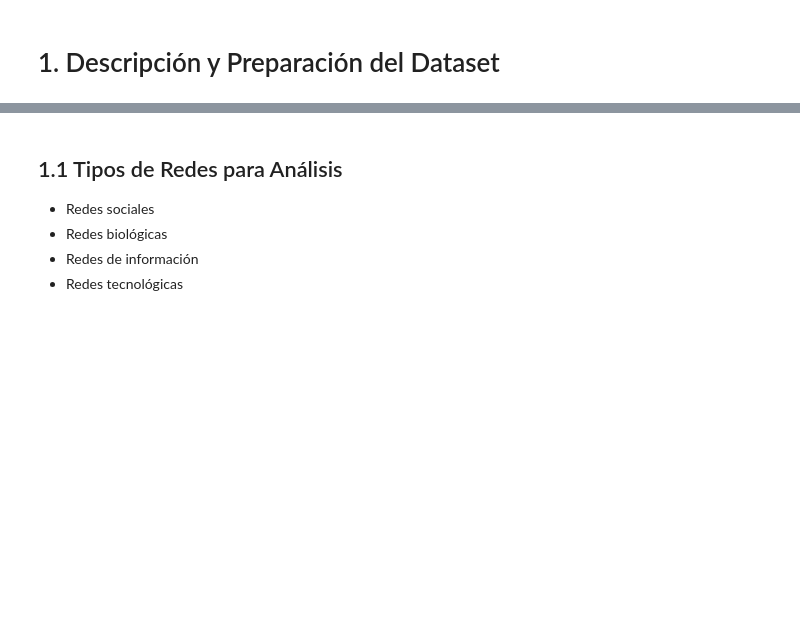
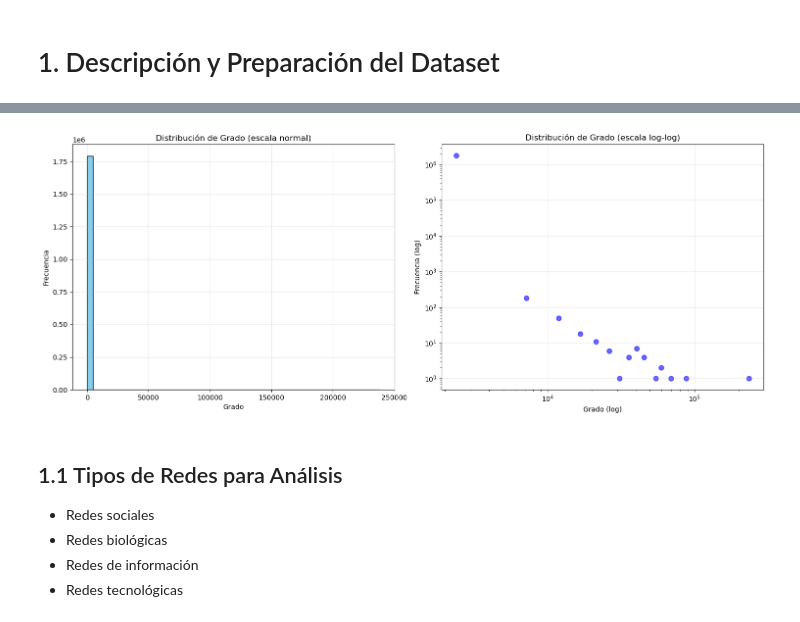
Before and after one commit to mrmiguel564/Proyecto-redes, a Jupyter notebook: community_analysis_study.ipynb, the cells around one changed output, grey strips where cells are left out. Drawn from its saved outputs; the diff is of its cells as text; code cells hidden in the pictures; blank space fills up the shorter version.

Commit message:
Descripcion del DATASET

```diff
--- a/community_analysis_study.ipynb
+++ b/community_analysis_study.ipynb
@@ -18,3 +18,76 @@ Esta guía proporciona una estructura para el estudio del análisis de comunidad
 6. Análisis Temporal de Comunidades
 # %% [markdown]
 # 1. Descripción y Preparación del Dataset
+# %%
+# Descripción y Carga inicial de Datos y librerías
+import pandas as pd
+import matplotlib.pyplot as plt
+import networkx as nx
+import numpy as np
+
+try:
+    # Cargar el dataset
+    df = pd.read_csv('wiki-topcats.txt', sep=r'\s+', header=None, names=['source', 'target'])
+
+    # 1. Análisis básico de la red
+    print("=== Análisis de la Red ===\n")
+    num_enlaces = len(df)
+    num_nodos = len(set(df['source']).union(set(df['target'])))
+    print(f"Número total de enlaces: {num_enlaces:,}")
+    print(f"Número total de nodos: {num_nodos:,}")
+
+    # 2. Análisis de conectividad y estructura
+    G = nx.from_pandas_edgelist(df, 'source', 'target')
+
+    # Métricas básicas
+    print("\n=== Métricas de la Red ===")
+    print(f"Tipo de red: {'Dirigida' if G.is_directed() else 'No dirigida'}")
+    print(f"Densidad: {nx.density(G):.6f}")
+
+    # 3. Análisis de grado
+    grados = dict(G.degree())
+    grado_promedio = sum(grados.values()) / len(grados)
+    grado_max = max(grados.values())
+    grado_min = min(grados.values())
+
+    print("\n=== Estadísticas de Grado ===")
+    print(f"Grado promedio: {grado_promedio:.2f}")
+    print(f"Grado máximo: {grado_max}")
+    print(f"Grado mínimo: {grado_min}")
+
+    # 4. Visualización de la distribución de grado
+    degrees = [d for n, d in G.degree()]
+
+    # Crear figura con dos subplots
+    fig, (ax1, ax2) = plt.subplots(1, 2, figsize=(15, 6))
+
+    # Histograma normal
+    ax1.hist(degrees, bins=50, color='skyblue', edgecolor='black')
+    ax1.set_title('Distribución de Grado (escala normal)')
+    ax1.set_xlabel('Grado')
+    ax1.set_ylabel('Frecuencia')
+    ax1.grid(True, alpha=0.3)
+
+    # Histograma log-log
+    # Calcular el histograma
+    hist, bins = np.histogram(degrees, bins=50)
+    centers = (bins[:-1] + bins[1:]) / 2
+
+    # Filtrar valores mayores que 0 para la escala log
+    mask = hist > 0
+    ax2.scatter(centers[mask], hist[mask], color='blue', alpha=0.6, s=50)
+    ax2.set_xscale('log')
+    ax2.set_yscale('log')
+    ax2.set_title('Distribución de Grado (escala log-log)')
+    ax2.set_xlabel('Grado (log)')
+    ax2.set_ylabel('Frecuencia (log)')
+    ax2.grid(True, alpha=0.3)
+
+    plt.tight_layout()
+    plt.show()
+
+except FileNotFoundError:
+    print("Error: No se encontró el archivo wiki-topcats.txt")
+except Exception as e:
+    print(f"Error al analizar el dataset: {str(e)}")
+# %% [output]
@@ -21,3 +111,4 @@ Esta guía proporciona una estructura para el estudio del análisis de comunidad
+[figure, added]
 # %% [markdown]
 ## 1.1 Tipos de Redes para Análisis
 * Redes sociales
```
Also changed, not shown: parts of 3 cells of this notebook.
